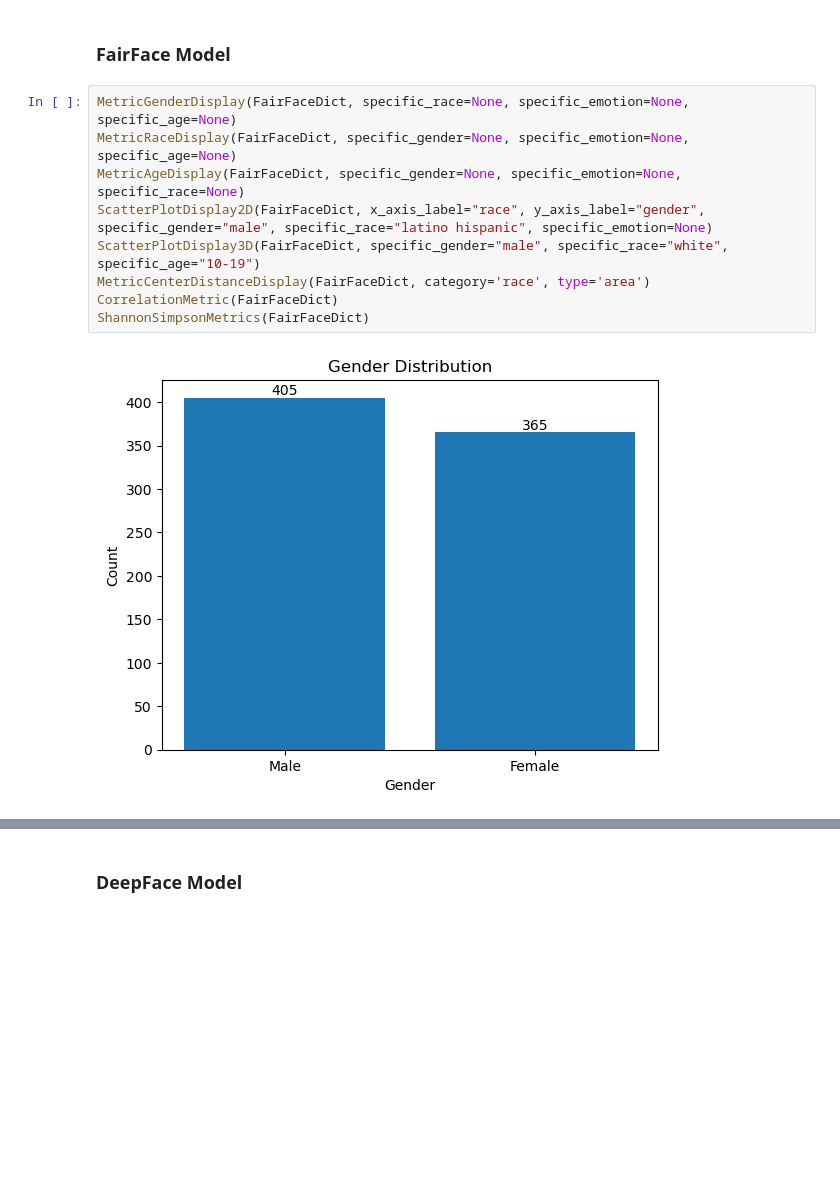
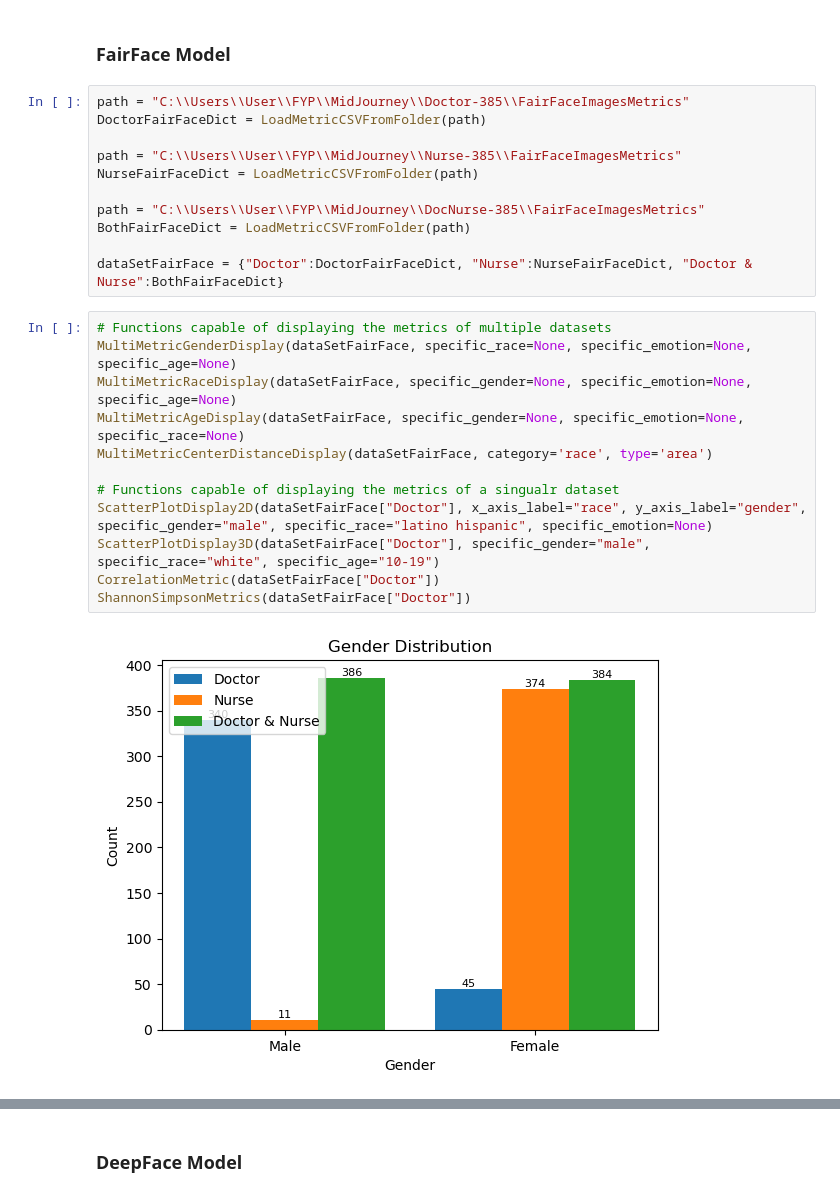
Before and after one commit to Jer0me123/FYP, a Jupyter notebook: Testing/FYP - FullPipeline.ipynb, the cells around one changed output, grey strips where cells are left out. Saved outputs shown, nothing was run; the diff lists cells and outputs as text; blank space fills up the shorter version.

```diff
--- a/Testing/FYP - FullPipeline.ipynb
+++ b/Testing/FYP - FullPipeline.ipynb
@@ -1274,13 +1579,27 @@ if convertDeepFaceAge == True:
 # %% [markdown]
 ### FairFace Model
+# %%
+path = "C:\\Users\\User\\FYP\\MidJourney\\Doctor-385\\FairFaceImagesMetrics"
+DoctorFairFaceDict = LoadMetricCSVFromFolder(path)
+
+path = "C:\\Users\\User\\FYP\\MidJourney\\Nurse-385\\FairFaceImagesMetrics"
+NurseFairFaceDict = LoadMetricCSVFromFolder(path)
+
+path = "C:\\Users\\User\\FYP\\MidJourney\\DocNurse-385\\FairFaceImagesMetrics"
+BothFairFaceDict = LoadMetricCSVFromFolder(path)
+
+dataSetFairFace = {"Doctor":DoctorFairFaceDict, "Nurse":NurseFairFaceDict, "Doctor & Nurse":BothFairFaceDict}
 # %%
-MetricGenderDisplay(FairFaceDict, specific_race=None, specific_emotion=None, specific_age=None)
-MetricRaceDisplay(FairFaceDict, specific_gender=None, specific_emotion=None, specific_age=None)
-MetricAgeDisplay(FairFaceDict, specific_gender=None, specific_emotion=None, specific_race=None)
-ScatterPlotDisplay2D(FairFaceDict, x_axis_label="race", y_axis_label="gender", specific_gender="male", specific_race="latino hispanic", specific_emotion=None)
-ScatterPlotDisplay3D(FairFaceDict, specific_gender="male", specific_race="white", specific_age="10-19")
-MetricCenterDistanceDisplay(FairFaceDict, category='race', type='area')
-CorrelationMetric(FairFaceDict)
-ShannonSimpsonMetrics(FairFaceDict)
+# Functions capable of displaying the metrics of multiple datasets
+MultiMetricGenderDisplay(dataSetFairFace, specific_race=None, specific_emotion=None, specific_age=None)
+MultiMetricRaceDisplay(dataSetFairFace, specific_gender=None, specific_emotion=None, specific_age=None)
+MultiMetricAgeDisplay(dataSetFairFace, specific_gender=None, specific_emotion=None, specific_race=None)
+MultiMetricCenterDistanceDisplay(dataSetFairFace, category='race', type='area')
+
+# Functions capable of displaying the metrics of a singualr dataset
+ScatterPlotDisplay2D(dataSetFairFace["Doctor"], x_axis_label="race", y_axis_label="gender", specific_gender="male", specific_race="latino hispanic", specific_emotion=None)
+ScatterPlotDisplay3D(dataSetFairFace["Doctor"], specific_gender="male", specific_race="white", specific_age="10-19")
+CorrelationMetric(dataSetFairFace["Doctor"])
+ShannonSimpsonMetrics(dataSetFairFace["Doctor"])
 # %% [output]
-[figure, old version]
+[figure, new version]
```
Also changed, not shown: parts of 21 cells of this notebook, 1 other file.
